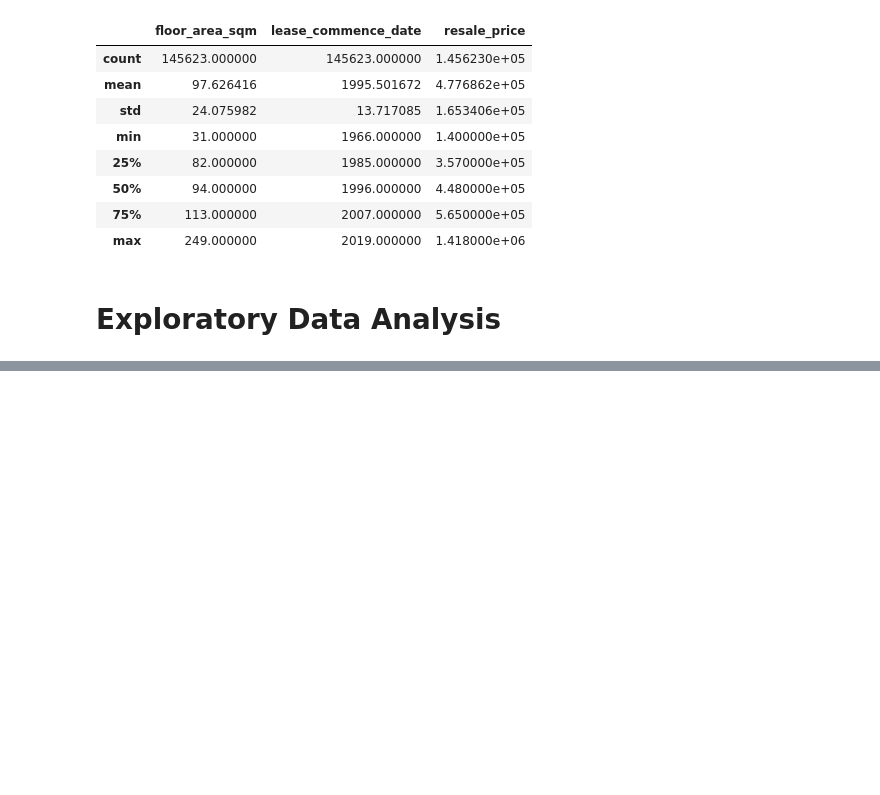
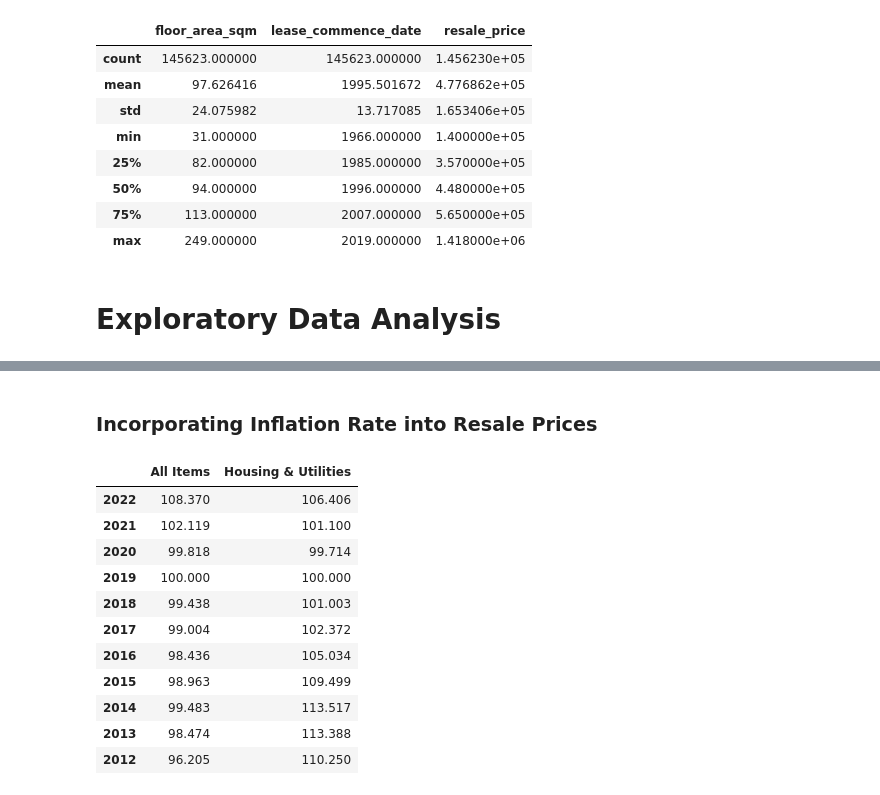
Before and after one commit to erlynnehazey/is424_hbd-resale-value, a Jupyter notebook: hdb_resale_prices_eda.ipynb, the cells around one changed output, grey strips where cells are left out. Drawn from its saved outputs; the diff is of its cells as text; code cells hidden in the pictures; blank space fills up the shorter version.

```diff
--- a/hdb_resale_prices_eda.ipynb
+++ b/hdb_resale_prices_eda.ipynb
@@ -186,0 +219,22 @@ import matplotlib.pyplot as plt
+# %% [markdown]
+### Incorporating Inflation Rate into Resale Prices
+# %%
+# get Singapore's Consumer Price Index (CPI) for all items and housing & utilities from 2017 to 2023
+valid_rows = [10,11,14]
+cpi_df = pd.read_csv("cpi-2012-to-2022.csv", skiprows=lambda x: x not in valid_rows, index_col=0)
+
+cpi_df = cpi_df.transpose()
+cpi_df
+# %% [output]
+|  | All Items | Housing & Utilities |
+| 2022 | 108.370 | 106.406 |
+| 2021 | 102.119 | 101.100 |
+| 2020 | 99.818 | 99.714 |
+| 2019 | 100.000 | 100.000 |
+| 2018 | 99.438 | 101.003 |
+| 2017 | 99.004 | 102.372 |
+| 2016 | 98.436 | 105.034 |
+| 2015 | 98.963 | 109.499 |
+| 2014 | 99.483 | 113.517 |
+| 2013 | 98.474 | 113.388 |
+| 2012 | 96.205 | 110.250 |
```
Also changed, not shown: parts of 11 cells of this notebook.
